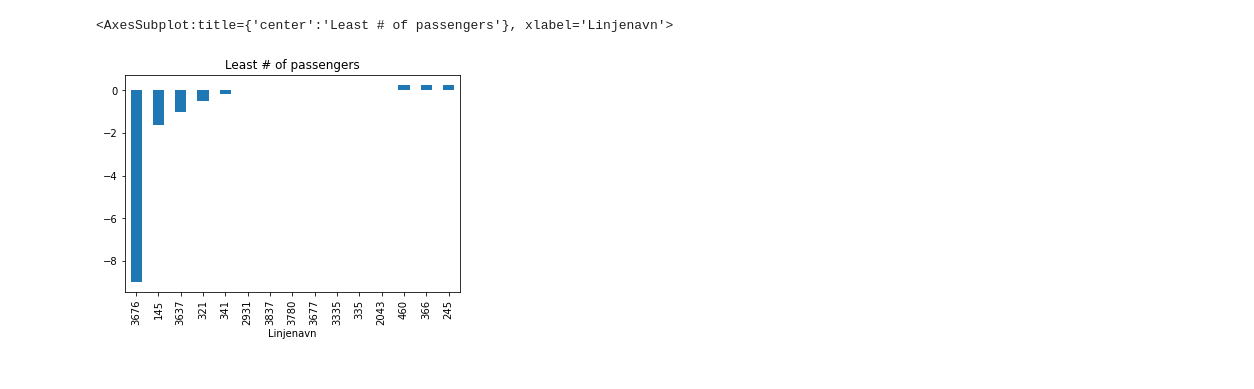
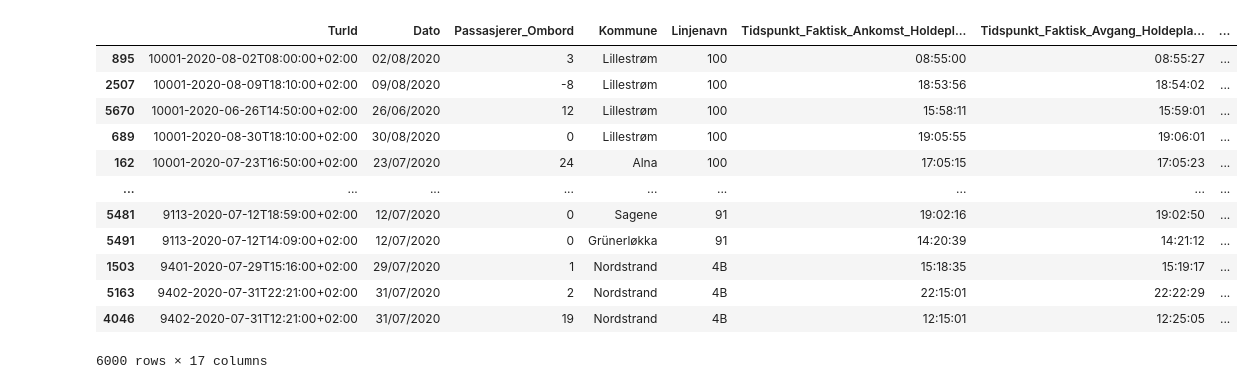
Before and after one commit to Sportspaul/DAVE3625, a Jupyter notebook: Assignment1/Assignment1.ipynb, the cells around one changed output. Drawn from its saved outputs; the diff is of its cells as text; code cells hidden in the pictures.

```diff
--- a/Assignment1/Assignment1.ipynb
+++ b/Assignment1/Assignment1.ipynb
@@ -90,5 +67,16 @@ data_cleaned.groupby("Linjenavn").Passasjerer_Ombord.mean().sort_values(ascendin
-# %%
-data_cleaned.groupby("Linjenavn").Passasjerer_Ombord.mean().sort_values(ascending=True)[:15].plot.bar(title="Least # of passengers")
-# %% [output]
-<AxesSubplot:title={'center':'Least # of passengers'}, xlabel='Linjenavn'>
-[figure, removed]
+# %%
+data.sort_values(by=['LinjeId'])
+# %% [output]
+|  | TurId | Dato | Passasjerer_Ombord | Kommune | Linjenavn | Tidspunkt_Faktisk_Ankomst_Holdepl... | Tidspunkt_Faktisk_Avgang_Holdepla... | ... |
+| 895 | 10001-2020-08-02T08:00:00+02:00 | 02/08/2020 | 3 | Lillestrøm | 100 | 08:55:00 | 08:55:27 | ... |
+| 2507 | 10001-2020-08-09T18:10:00+02:00 | 09/08/2020 | -8 | Lillestrøm | 100 | 18:53:56 | 18:54:02 | ... |
+| 5670 | 10001-2020-06-26T14:50:00+02:00 | 26/06/2020 | 12 | Lillestrøm | 100 | 15:58:11 | 15:59:01 | ... |
+| 689 | 10001-2020-08-30T18:10:00+02:00 | 30/08/2020 | 0 | Lillestrøm | 100 | 19:05:55 | 19:06:01 | ... |
+| 162 | 10001-2020-07-23T16:50:00+02:00 | 23/07/2020 | 24 | Alna | 100 | 17:05:15 | 17:05:23 | ... |
+| ... | ... | ... | ... | ... | ... | ... | ... | ... |
+| 5481 | 9113-2020-07-12T18:59:00+02:00 | 12/07/2020 | 0 | Sagene | 91 | 19:02:16 | 19:02:50 | ... |
+| 5491 | 9113-2020-07-12T14:09:00+02:00 | 12/07/2020 | 0 | Grünerløkka | 91 | 14:20:39 | 14:21:12 | ... |
+| 1503 | 9401-2020-07-29T15:16:00+02:00 | 29/07/2020 | 1 | Nordstrand | 4B | 15:18:35 | 15:19:17 | ... |
+| 5163 | 9402-2020-07-31T22:21:00+02:00 | 31/07/2020 | 2 | Nordstrand | 4B | 22:15:01 | 22:22:29 | ... |
+| 4046 | 9402-2020-07-31T12:21:00+02:00 | 31/07/2020 | 19 | Nordstrand | 4B | 12:15:01 | 12:25:05 | ... |
+6000 rows × 17 columns
```
Also changed, not shown: parts of 29 cells of this notebook.
